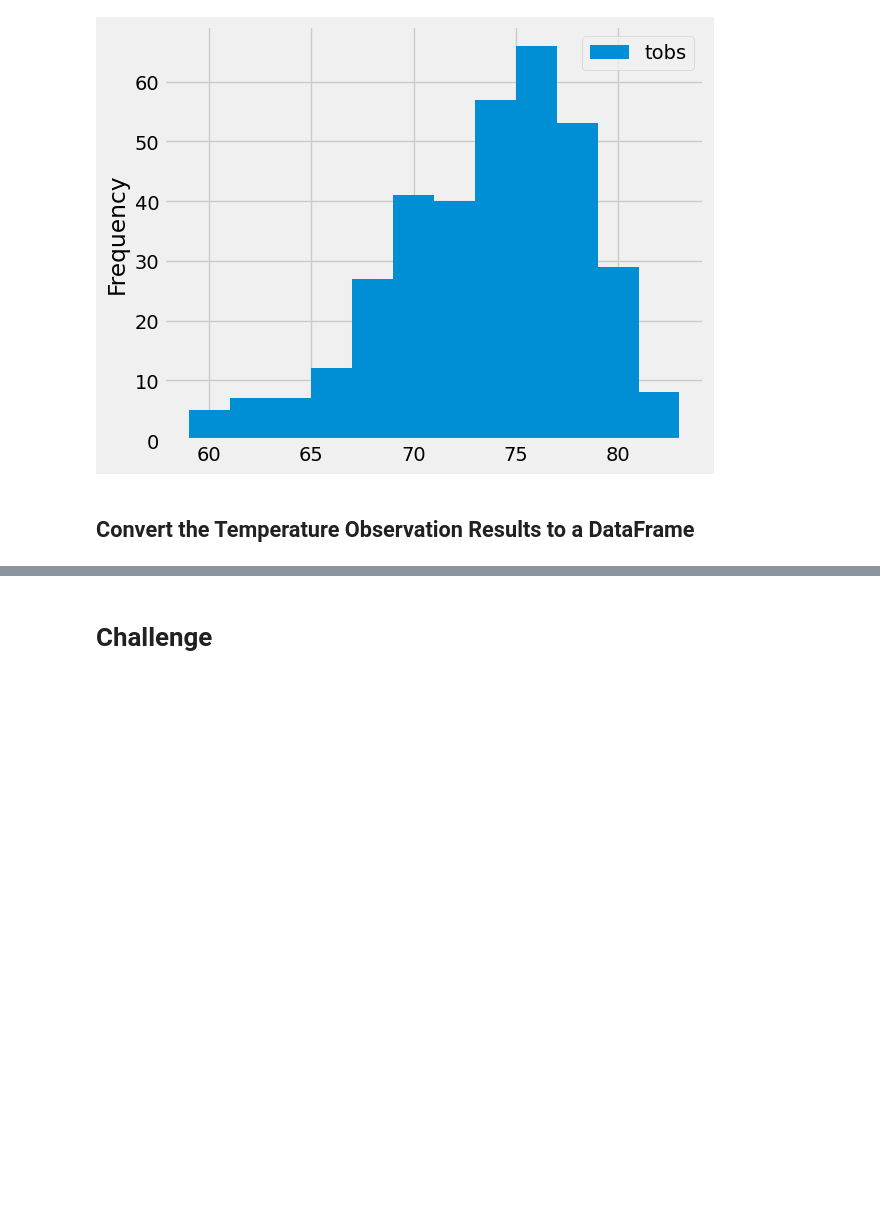
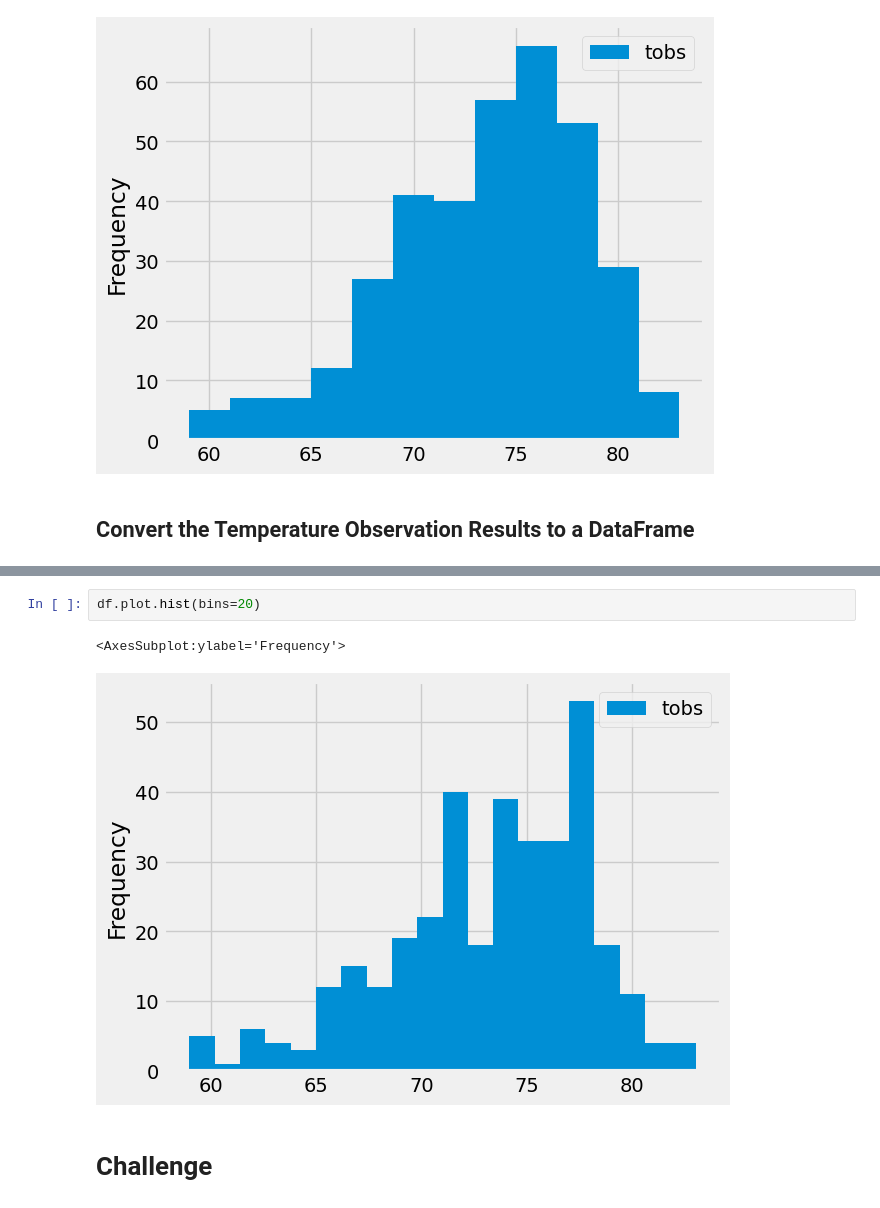
Before and after one commit to Maria-cheema/surfs_up, a Jupyter notebook: climate_analysis.ipynb, the cells around one changed output, grey strips where cells are left out. Drawn from its saved outputs; the diff is of its cells as text; blank space fills up the shorter version.

```diff
--- a/climate_analysis.ipynb
+++ b/climate_analysis.ipynb
@@ -192,2 +184,7 @@ plt.tight_layout()
+# %%
+df.plot.hist(bins=20)
+# %% [output]
+<AxesSubplot:ylabel='Frequency'>
+[figure, added]
 # %% [markdown]
 # Challenge
```
Also changed, not shown: parts of 4 cells of this notebook.
